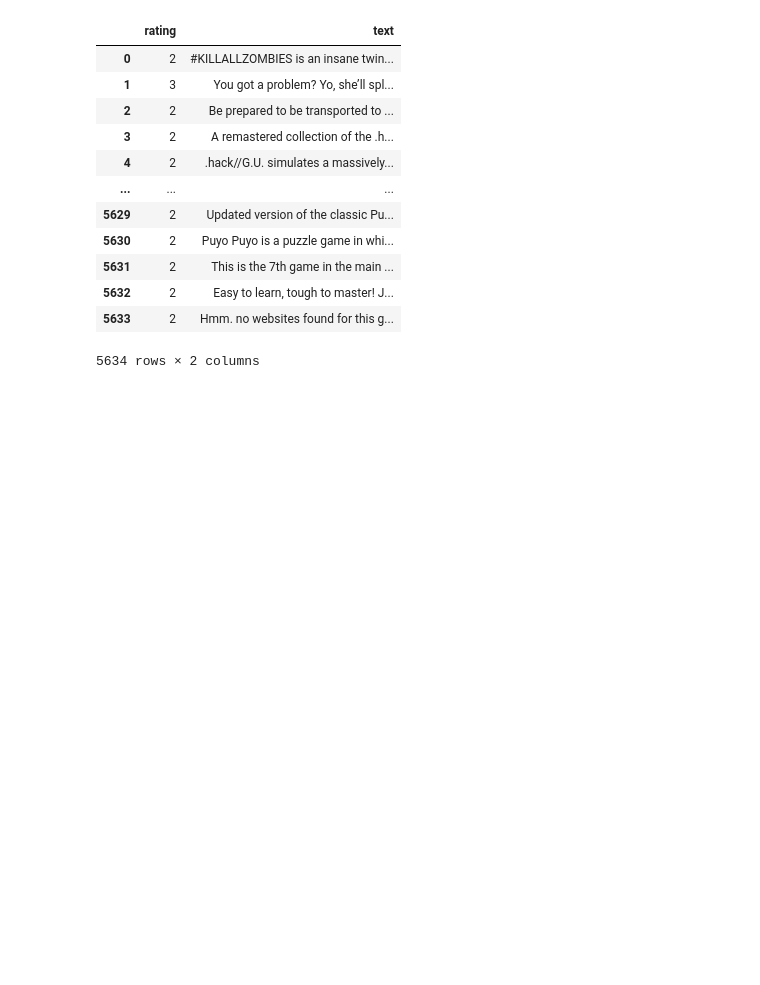
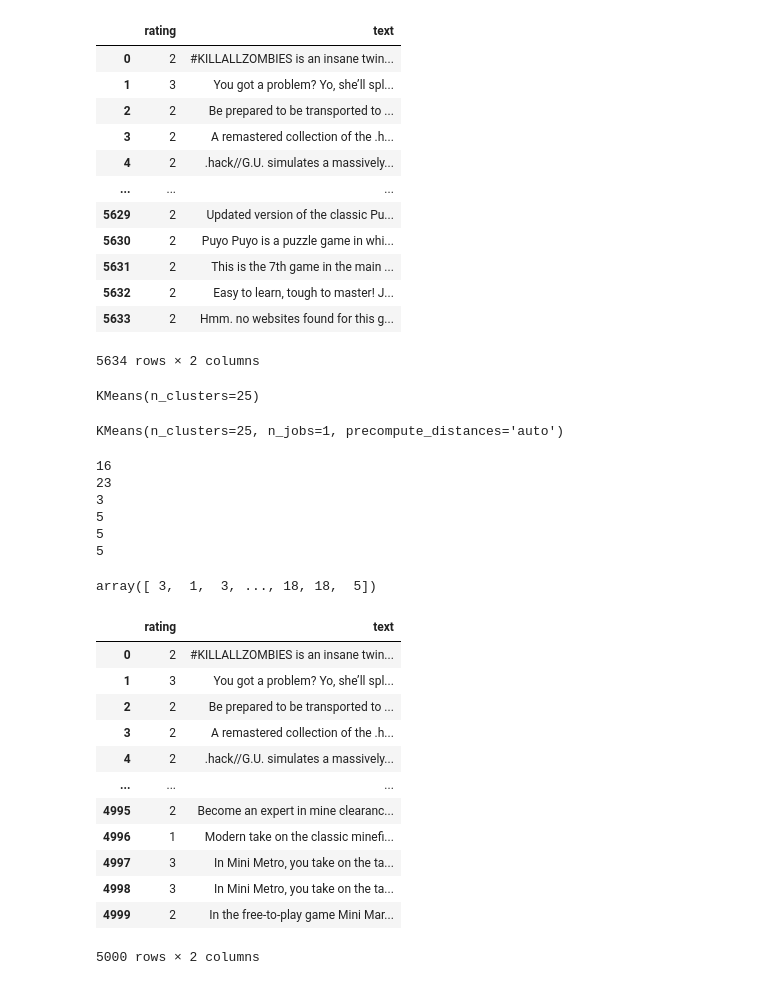
Before and after one commit to wclewett/Video-Game-Success-Predictor, a Jupyter notebook: python/ML exploration.ipynb, the cells around one changed output. Saved outputs shown, nothing was run; the diff lists cells and outputs as text; code cells hidden in the pictures; blank space fills up the shorter version.

```diff
--- a/python/ML exploration.ipynb
+++ b/python/ML exploration.ipynb
@@ -183,0 +201,11 @@ test_df
+# %%
+ # Fit the model to the data
+kmeans.fit(vectors_train)
+# %% [output]
+KMeans(n_clusters=25)
+# %%
+KMeans(algorithm='auto', copy_x=True, init='k-means++', max_iter=300,
+    n_clusters=25, n_init=10, n_jobs=1, precompute_distances='auto',
+    random_state=None, tol=0.0001, verbose=0)
+# %% [output]
+KMeans(n_clusters=25, n_jobs=1, precompute_distances='auto')
@@ -183,0 +215,31 @@ test_df
+# %%
+for i in range(len(predicted_clusters)):
+    print(predicted_clusters[i])
+# %% [output]
+16
+23
+3
+5
+5
+5
+# %%
+kmeans.labels_
+# %% [output]
+array([ 3,  1,  3, ..., 18, 18,  5])
+# %%
+train_df = test_df[0:5000]
+train_df
+# %% [output]
+|  | rating | text |
+| 0 | 2 | #KILLALLZOMBIES is an insane twin... |
+| 1 | 3 | You got a problem? Yo, she’ll spl... |
+| 2 | 2 | Be prepared to be transported to ... |
+| 3 | 2 | A remastered collection of the .h... |
+| 4 | 2 | .hack//G.U. simulates a massively... |
+| ... | ... | ... |
+| 4995 | 2 | Become an expert in mine clearanc... |
+| 4996 | 1 | Modern take on the classic minefi... |
+| 4997 | 3 | In Mini Metro, you take on the ta... |
+| 4998 | 3 | In Mini Metro, you take on the ta... |
+| 4999 | 2 | In the free-to-play game Mini Mar... |
+5000 rows × 2 columns
```
Also changed, not shown: parts of 7 cells of this notebook, 8 other files.
